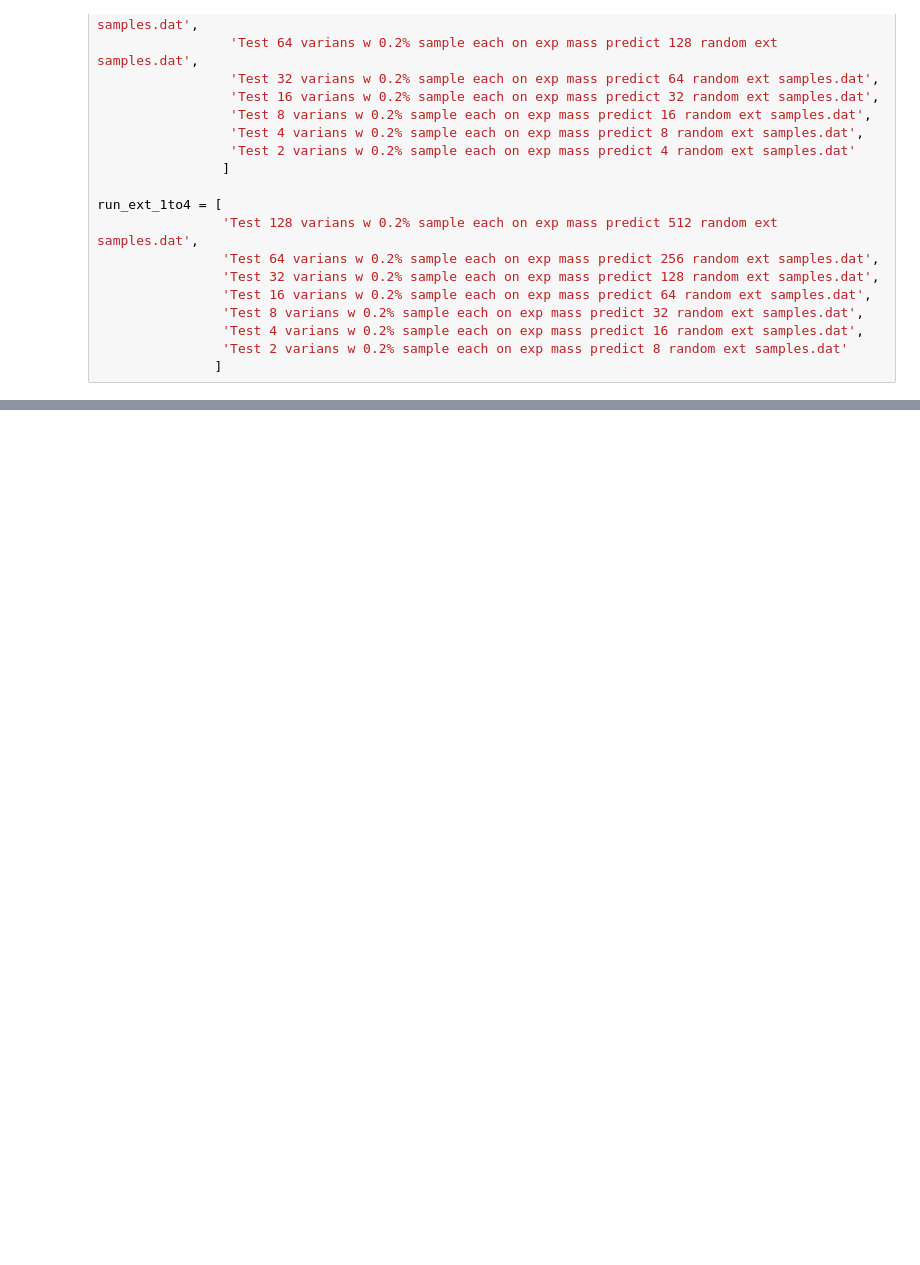
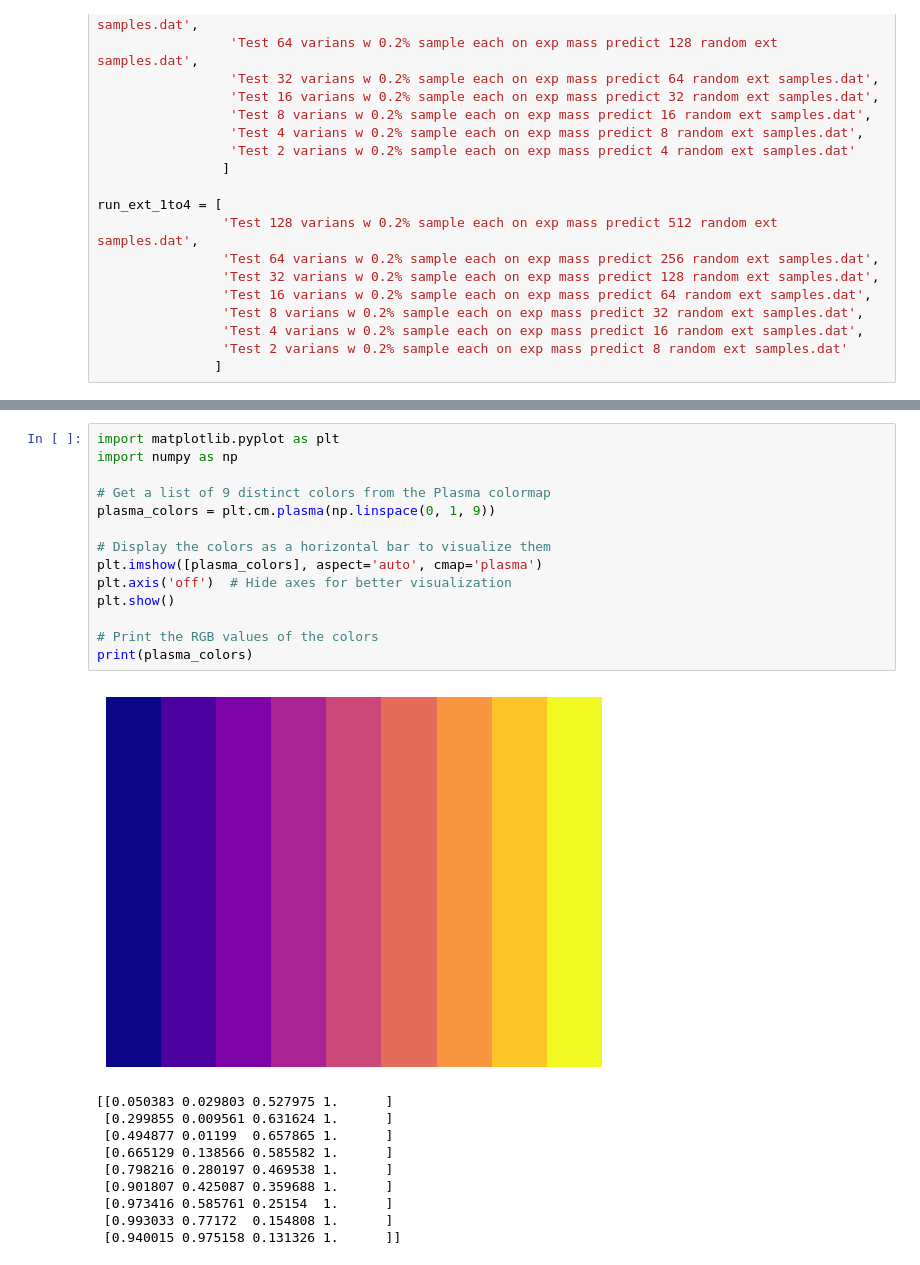
Before and after one commit to mzyudhistira/BSk24-Emu, a Jupyter notebook: quick_analysis.ipynb, the cells around one changed output, grey strips where cells are left out. Cells and saved outputs as stored; diff of their text form; blank space fills up the shorter version.

```diff
--- a/quick_analysis.ipynb
+++ b/quick_analysis.ipynb
@@ -187,0 +270,25 @@ run_analysis.plot_landscape(tests['exp_1to4']['result']['mmt'][-1])
+# %%
+import matplotlib.pyplot as plt
+import numpy as np
+
+# Get a list of 9 distinct colors from the Plasma colormap
+plasma_colors = plt.cm.plasma(np.linspace(0, 1, 9))
+
+# Display the colors as a horizontal bar to visualize them
+plt.imshow([plasma_colors], aspect='auto', cmap='plasma')
+plt.axis('off')  # Hide axes for better visualization
+plt.show()
+
+# Print the RGB values of the colors
+print(plasma_colors)
+# %% [output]
+[figure, added]
+[[0.050383 0.029803 0.527975 1.      ]
+ [0.299855 0.009561 0.631624 1.      ]
+ [0.494877 0.01199  0.657865 1.      ]
+ [0.665129 0.138566 0.585582 1.      ]
+ [0.798216 0.280197 0.469538 1.      ]
+ [0.901807 0.425087 0.359688 1.      ]
+ [0.973416 0.585761 0.25154  1.      ]
+ [0.993033 0.77172  0.154808 1.      ]
+ [0.940015 0.975158 0.131326 1.      ]]
```
Also changed, not shown: parts of 11 cells of this notebook, 4 other files.
